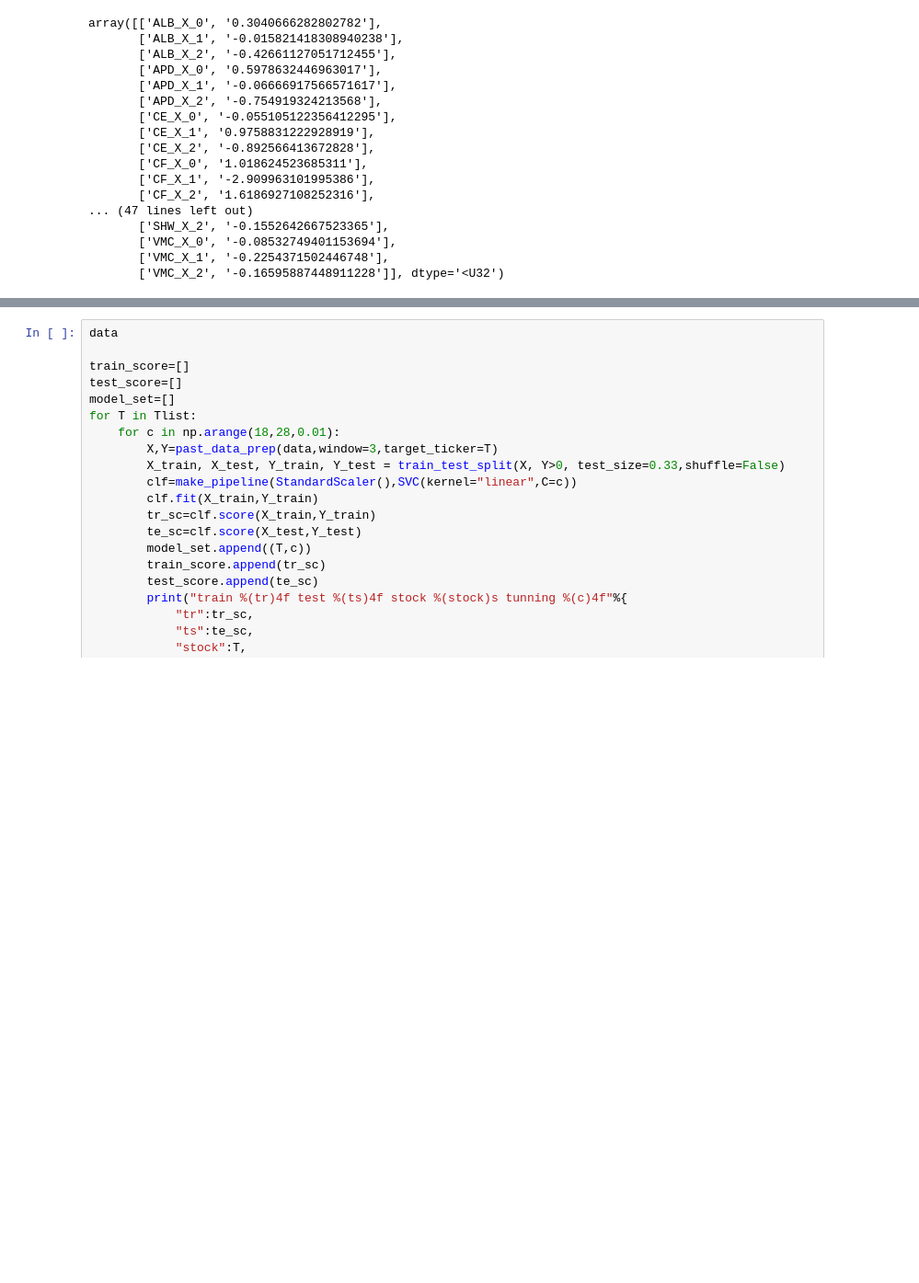
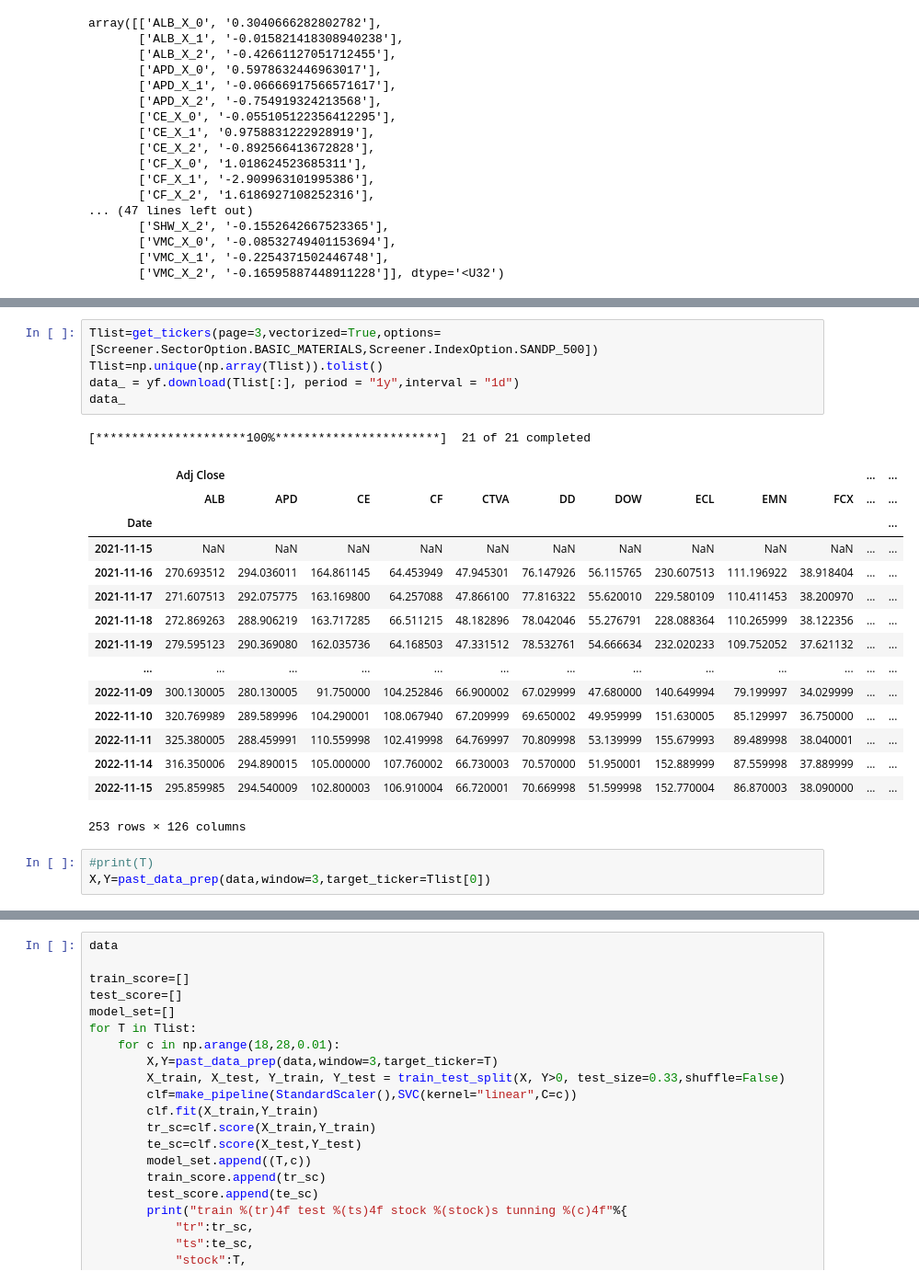
Before and after one commit to grmc1999/Algorithmic_trading, a Jupyter notebook: ML_classification.ipynb, the cells around one changed output, grey strips where cells are left out. Shown at 92% size. Drawn from its saved outputs; the diff is of its cells as text; blank space fills up the shorter version.

```diff
--- a/ML_classification.ipynb
+++ b/ML_classification.ipynb
@@ -218,0 +235,25 @@ data = yf.download(Tlist[:], period = "1y",interval = "1h")
+# %%
+Tlist=get_tickers(page=3,vectorized=True,options=[Screener.SectorOption.BASIC_MATERIALS,Screener.IndexOption.SANDP_500])
+Tlist=np.unique(np.array(Tlist)).tolist()
+data_ = yf.download(Tlist[:], period = "1y",interval = "1d")
+data_
+# %% [output]
+[*********************100%***********************]  21 of 21 completed
+|  | Adj Close |  |  |  |  |  |  |  |  |  | ... | ... |
+|  | ALB | APD | CE | CF | CTVA | DD | DOW | ECL | EMN | FCX | ... | ... |
+| Date |  |  |  |  |  |  |  |  |  |  |  | ... |
+| 2021-11-15 | NaN | NaN | NaN | NaN | NaN | NaN | NaN | NaN | NaN | NaN | ... | ... |
+| 2021-11-16 | 270.693512 | 294.036011 | 164.861145 | 64.453949 | 47.945301 | 76.147926 | 56.115765 | 230.607513 | 111.196922 | 38.918404 | ... | ... |
+| 2021-11-17 | 271.607513 | 292.075775 | 163.169800 | 64.257088 | 47.866100 | 77.816322 | 55.620010 | 229.580109 | 110.411453 | 38.200970 | ... | ... |
+| 2021-11-18 | 272.869263 | 288.906219 | 163.717285 | 66.511215 | 48.182896 | 78.042046 | 55.276791 | 228.088364 | 110.265999 | 38.122356 | ... | ... |
+| 2021-11-19 | 279.595123 | 290.369080 | 162.035736 | 64.168503 | 47.331512 | 78.532761 | 54.666634 | 232.020233 | 109.752052 | 37.621132 | ... | ... |
+| ... | ... | ... | ... | ... | ... | ... | ... | ... | ... | ... | ... | ... |
+| 2022-11-09 | 300.130005 | 280.130005 | 91.750000 | 104.252846 | 66.900002 | 67.029999 | 47.680000 | 140.649994 | 79.199997 | 34.029999 | ... | ... |
+| 2022-11-10 | 320.769989 | 289.589996 | 104.290001 | 108.067940 | 67.209999 | 69.650002 | 49.959999 | 151.630005 | 85.129997 | 36.750000 | ... | ... |
+| 2022-11-11 | 325.380005 | 288.459991 | 110.559998 | 102.419998 | 64.769997 | 70.809998 | 53.139999 | 155.679993 | 89.489998 | 38.040001 | ... | ... |
+| 2022-11-14 | 316.350006 | 294.890015 | 105.000000 | 107.760002 | 66.730003 | 70.570000 | 51.950001 | 152.889999 | 87.559998 | 37.889999 | ... | ... |
+| 2022-11-15 | 295.859985 | 294.540009 | 102.800003 | 106.910004 | 66.720001 | 70.669998 | 51.599998 | 152.770004 | 86.870003 | 38.090000 | ... | ... |
+253 rows × 126 columns
+# %%
+#print(T)
+X,Y=past_data_prep(data,window=3,target_ticker=Tlist[0])
```
Also changed, not shown: parts of 15 cells of this notebook, 11 other files.
